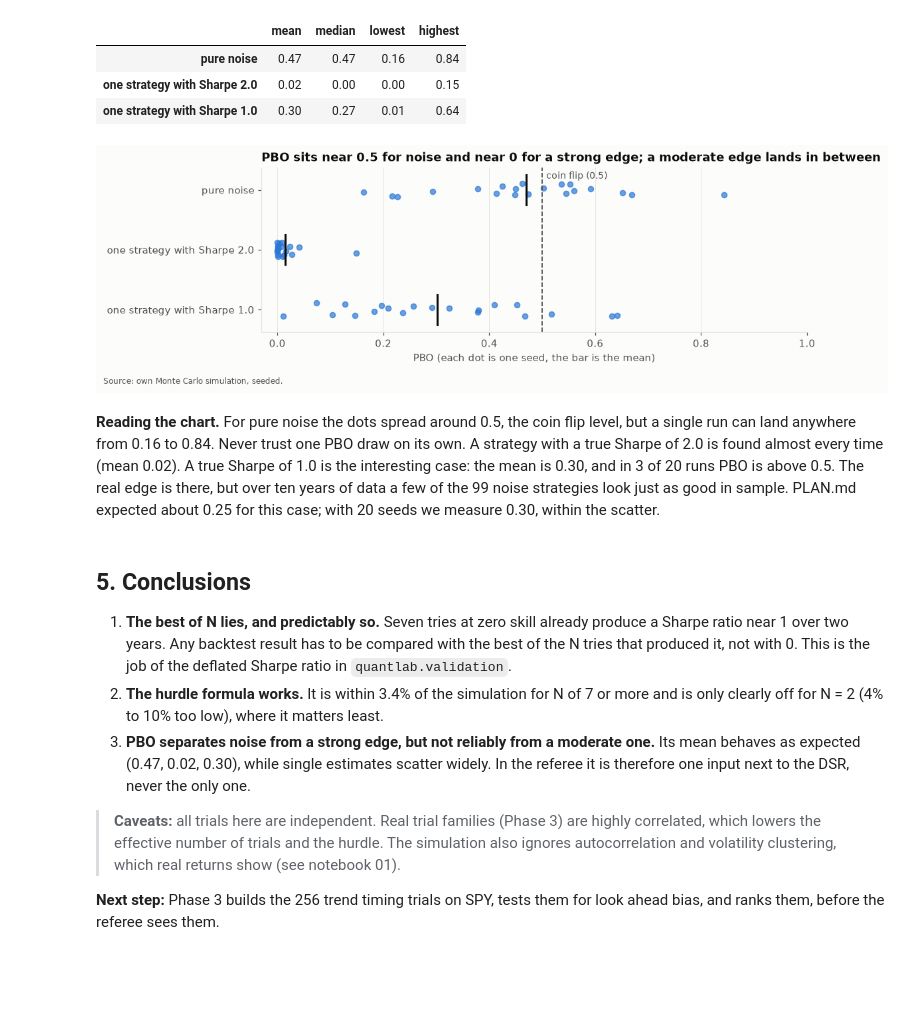
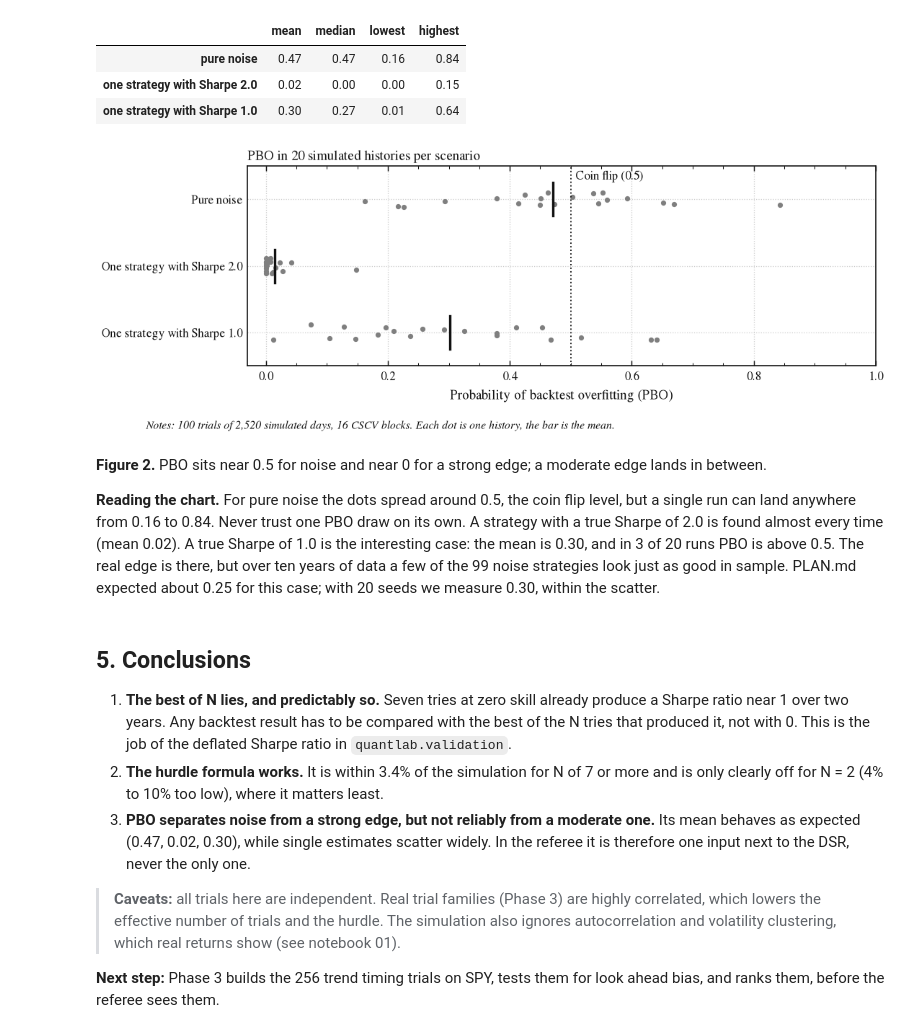
Before and after one commit to FranzTriebe/quant_finance, a Jupyter notebook: projects/p01_referee/02_monte_carlo.ipynb, the cells around one changed output. Cells and saved outputs as stored; diff of their text form; code cells hidden in the pictures; blank space fills up the shorter version.

```diff
--- a/projects/p01_referee/02_monte_carlo.ipynb
+++ b/projects/p01_referee/02_monte_carlo.ipynb
@@ -275,30 +278,45 @@ display(pbo_summary.style.format("{:.2f}"))
 | pure noise | 0.47 | 0.47 | 0.16 | 0.84 |
 | one strategy with Sharpe 2.0 | 0.02 | 0.00 | 0.00 | 0.15 |
 | one strategy with Sharpe 1.0 | 0.30 | 0.27 | 0.01 | 0.64 |
-# %%
-fig, ax = plt.subplots(figsize=(10, 3.2))
-for i, name in enumerate(PBO_SCENARIOS):
-    jitter = np.random.default_rng(SEED + i).uniform(-0.12, 0.12, PBO_SEEDS)
-    ax.scatter(pbo[name], i + jitter, color=PALETTE["primary"], alpha=0.7, s=28)
-    ax.plot(
-        [pbo[name].mean()] * 2, [i - 0.25, i + 0.25], color=PALETTE["text"], linewidth=2
-    )
-plotting.reference_line(ax, 0.5, "coin flip (0.5)", axis="x")
-ax.set_yticks(range(len(PBO_SCENARIOS)), list(PBO_SCENARIOS))
-ax.set_xlim(-0.03, 1)
-ax.invert_yaxis()
-ax.set_xlabel("PBO (each dot is one seed, the bar is the mean)")
-ax.set_title(
-    "PBO sits near 0.5 for noise and near 0 for a strong edge; a moderate edge lands in between"
-)
-ax.grid(axis="y", visible=False)
-fig.text(0.01, -0.04, SOURCE, fontsize=8, alpha=0.7)
-fig.tight_layout()
-fig.savefig(OUTPUT_DIR / "f1b_pbo_calibration.png")
-plt.show()
-# %% [output]
-[figure, removed]
+# %%
+def draw_pbo_dots(ax):
+    """One row per scenario: a dot per simulated history and a bar at the mean."""
+    for i, name in enumerate(PBO_SCENARIOS):
+        jitter = np.random.default_rng(SEED + i).uniform(-0.12, 0.12, PBO_SEEDS)
+        ax.scatter(pbo[name], i + jitter, color=acad.GREY, s=12, linewidth=0)
+        ax.plot(
+            [pbo[name].mean()] * 2,
+            [i - 0.25, i + 0.25],
+            color=acad.INK,
+            linestyle="-",
+            linewidth=1.6,
+        )
+    ax.set_yticks(
+        range(len(PBO_SCENARIOS)),
+        ["Pure noise", "One strategy with Sharpe 2.0", "One strategy with Sharpe 1.0"],
+    )
+    ax.tick_params(axis="y", which="both", length=0)
+    ax.yaxis.set_minor_locator(NullLocator())
+    ax.set_ylim(len(PBO_SCENARIOS) - 0.5, -0.5)
+# %%
+fig, ax = acad.new_fig("wide", aspect=0.32)
+draw_pbo_dots(ax)
+plotting.reference_line(ax, 0.5, "Coin flip (0.5)", axis="x", linestyle=":")
+ax.set_xlim(-0.03, 1)
+ax.set_xlabel("Probability of backtest overfitting (PBO)")
+ax.set_title("PBO in 20 simulated histories per scenario")
+acad.source_note(
+    fig,
+    "Notes: 100 trials of 2,520 simulated days, 16 CSCV blocks. Each dot is one history, the bar is the mean.",
+    y=-0.1,
+)
+acad.save(fig, "f1b_pbo_calibration", outdir=OUTPUT_DIR)
+plt.show()
+# %% [output]
+[figure, added]
 # %% [markdown]
+**Figure 2.** PBO sits near 0.5 for noise and near 0 for a strong edge; a moderate edge lands in between.
+
 **Reading the chart.** For pure noise the dots spread around 0.5, the coin flip level, but a single run can land anywhere from 0.16 to 0.84. Never trust one PBO draw on its own. A strategy with a true Sharpe of 2.0 is found almost every time (mean 0.02). A true Sharpe of 1.0 is the interesting case: the mean is 0.30, and in 3 of 20 runs PBO is above 0.5. The real edge is there, but over ten years of data a few of the 99 noise strategies look just as good in sample. PLAN.md expected about 0.25 for this case; with 20 seeds we measure 0.30, within the scatter.
 # %% [markdown]
 ## 5. Conclusions
```
Also changed, not shown: parts of 7 cells of this notebook.
